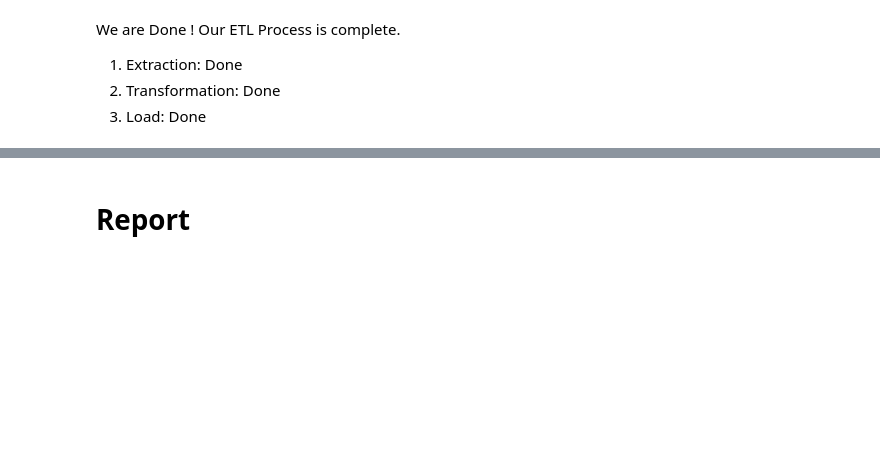
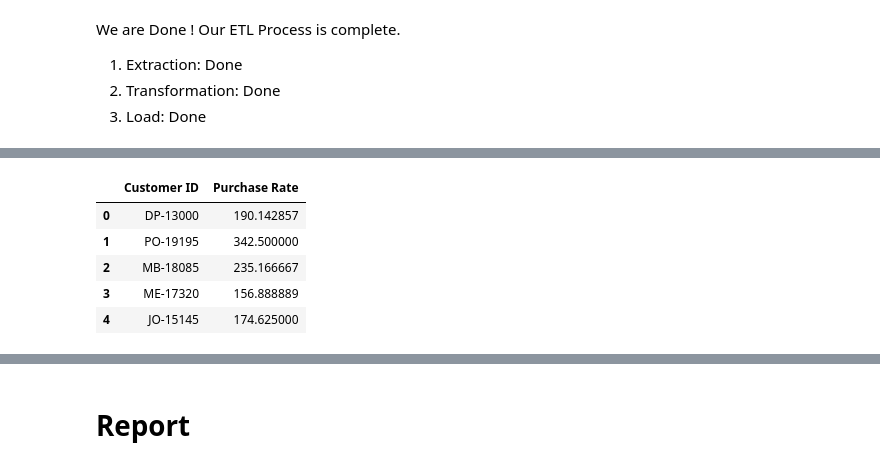
Before and after one commit to Dhami0007/Superstore_SQL_Project, a Jupyter notebook: Superstore_SQL_analysis.ipynb, the cells around one changed output, grey strips where cells are left out. Cells and saved outputs as stored; diff of their text form; code cells hidden in the pictures; blank space fills up the shorter version.

```diff
--- a/Superstore_SQL_analysis.ipynb
+++ b/Superstore_SQL_analysis.ipynb
@@ -795,0 +867,12 @@ We are Done ! Our ETL Process is complete.
+# %%
+def calculate_avg(rate):
+    if len(rate) == 0:
+        return 0
+    return sum(rate)/len(rate)
+# %%
+customers_purchase_rate = dict()
+
+for key in customers_rate.keys():
+    customers_purchase_rate[key] = calculate_avg(customers_rate[key])
+# %%
+customer_df = pd.DataFrame(columns = ['Customer ID', 'Purchase Rate'])
@@ -795,0 +883,9 @@ We are Done ! Our ETL Process is complete.
+# %%
+customer_df.head()
+# %% [output]
+|  | Customer ID | Purchase Rate |
+| 0 | DP-13000 | 190.142857 |
+| 1 | PO-19195 | 342.500000 |
+| 2 | MB-18085 | 235.166667 |
+| 3 | ME-17320 | 156.888889 |
+| 4 | JO-15145 | 174.625000 |
```
Also changed, not shown: parts of 27 cells of this notebook, 2 other files.
